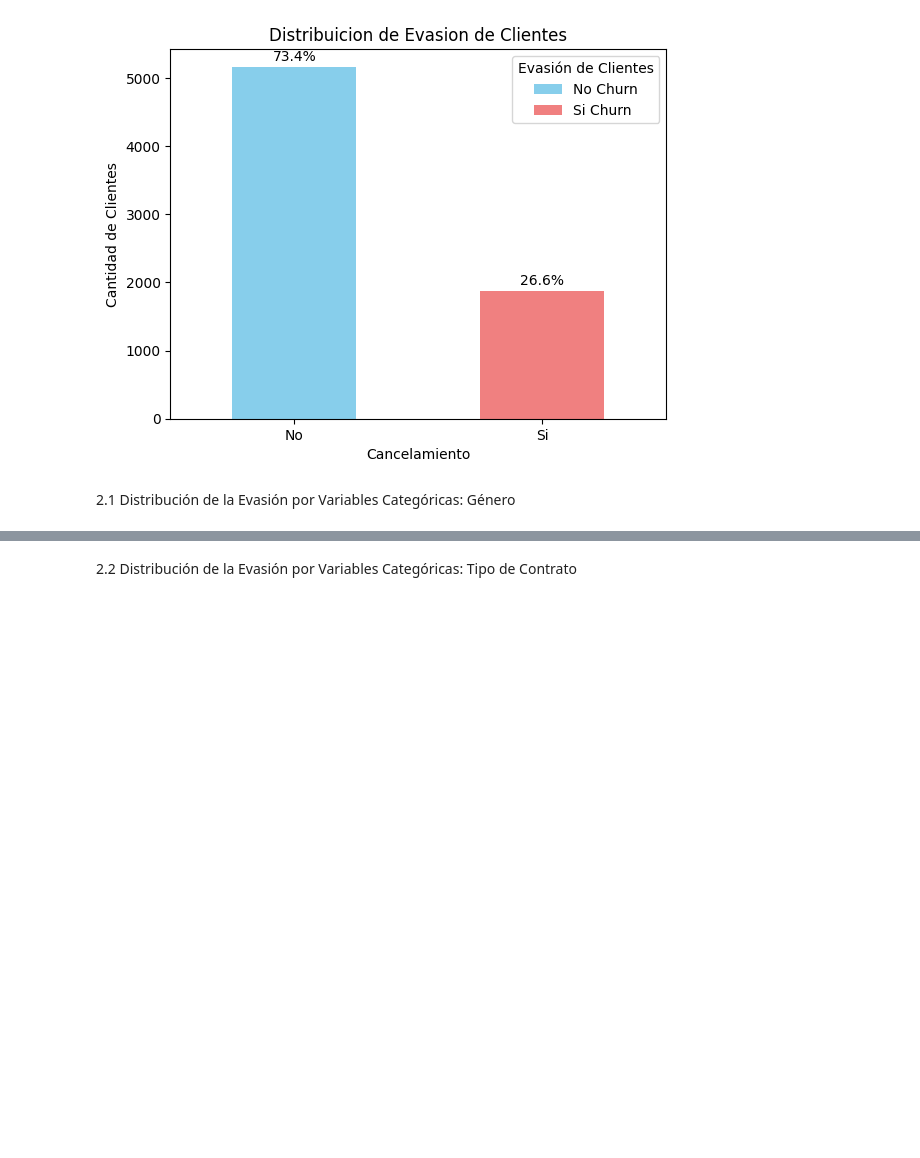
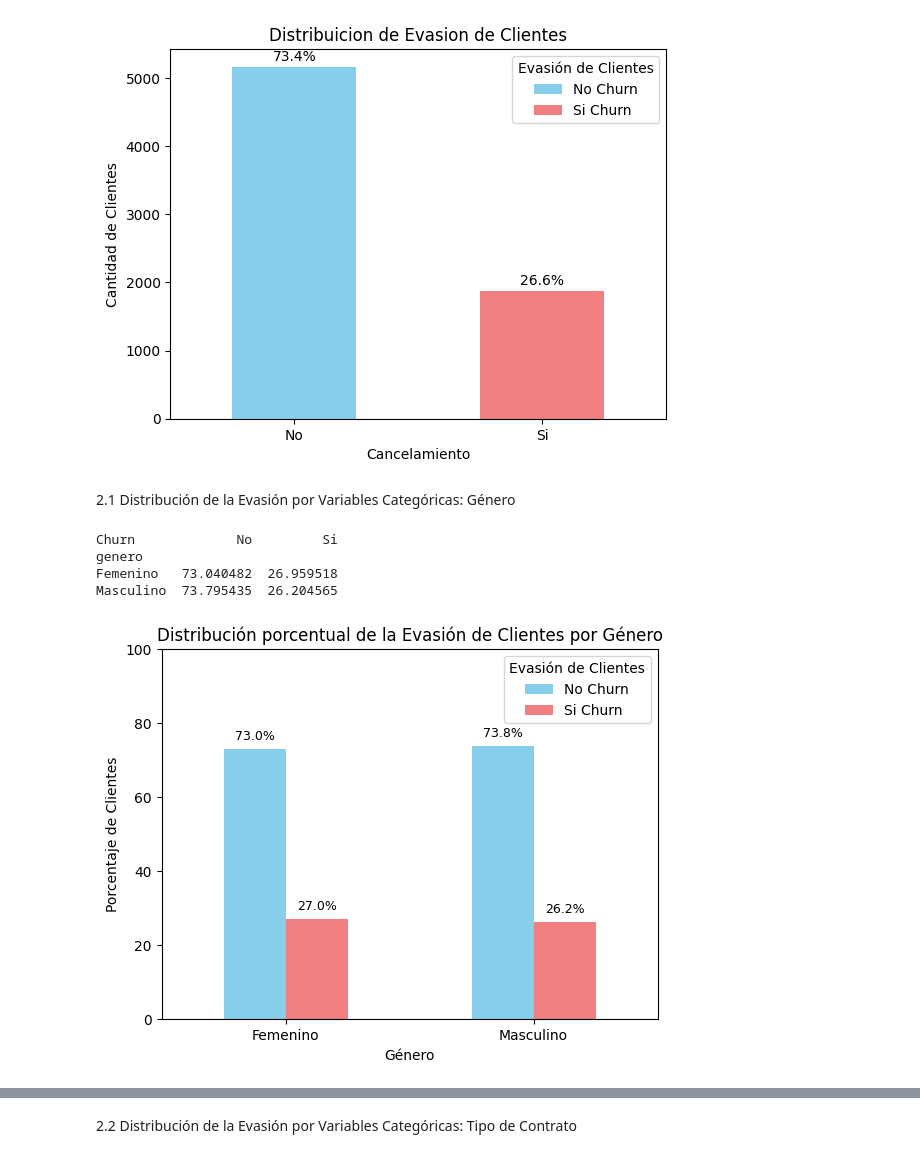
Before and after one commit to rociocelestial/Challenge2-Data-Science, a Jupyter notebook: TelecomX_LATAM.ipynb, the cells around one changed output, grey strips where cells are left out. Drawn from its saved outputs; the diff is of its cells as text; code cells hidden in the pictures; blank space fills up the shorter version.

Commit message:
Creación de gráficos para los análisis

```diff
--- a/TelecomX_LATAM.ipynb
+++ b/TelecomX_LATAM.ipynb
@@ -422,6 +453,42 @@ plt.show()
 2.1 Distribución de la Evasión por Variables Categóricas: Género
 # %%
 import plotly.express as px
+# %%
+churn_genero = df.groupby('genero')['Churn'].value_counts(normalize=True).mul(100).unstack(fill_value=0)
+print(churn_genero)
+# %% [output]
+Churn             No         Si
+genero
+Femenino   73.040482  26.959518
+Masculino  73.795435  26.204565
+# %%
+ax = churn_genero.plot(kind='bar', color=['skyblue', 'lightcoral'])
+plt.title('Distribución porcentual de la Evasión de Clientes por Género')
+plt.xlabel('Género')
+plt.ylabel('Porcentaje de Clientes')
+plt.xticks(rotation=0)
+plt.ylim(0, 100) # Establecer el límite del eje y para acomodar los porcentajes
+
+# Añadir etiquetas de porcentaje en las barras
+for p in ax.patches:
+    height = p.get_height()
+    ax.annotate(f'{height:.1f}%',
+                (p.get_x() + p.get_width() / 2., height),
+                ha='center', va='bottom', fontsize=9, color='black',
+                xytext=(0, 5), textcoords='offset points')
+
+# Crear elementos de leyenda personalizados
+legend_elements = [
+    Patch(facecolor='skyblue', label='No Churn'),
+    Patch(facecolor='lightcoral', label='Si Churn')
+]
+
+# Añadir la leyenda al gráfico
+ax.legend(handles=legend_elements, title="Evasión de Clientes")
+
+plt.show()
+# %% [output]
+[figure, added]
 # %%
 px.histogram(df, x='genero', text_auto=True, color='Churn', barmode='group')
 # %% [output]
```
Also changed, not shown: parts of 4 cells of this notebook.
